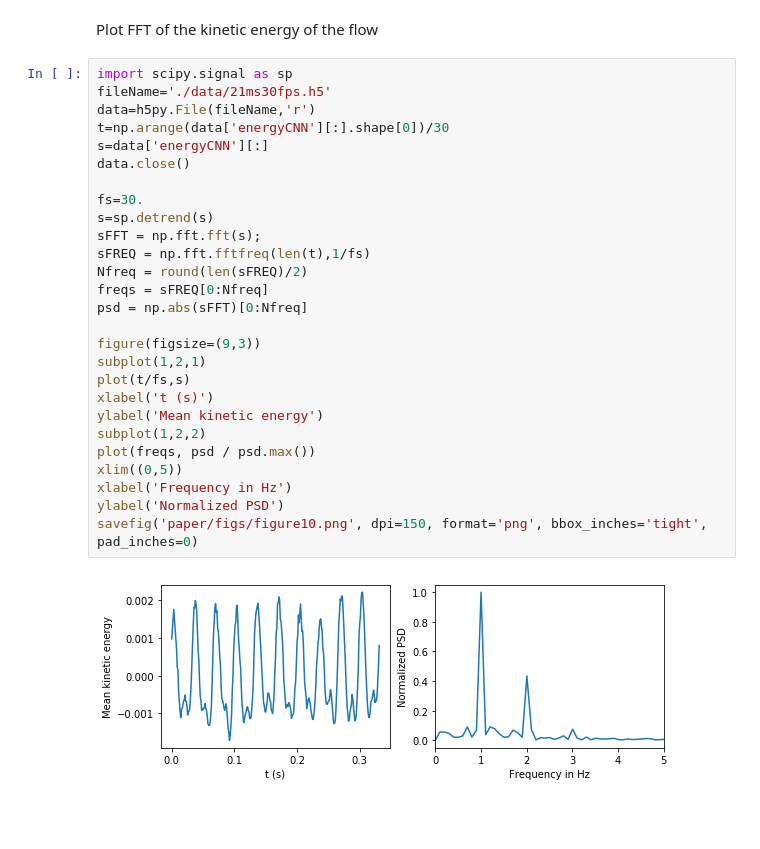
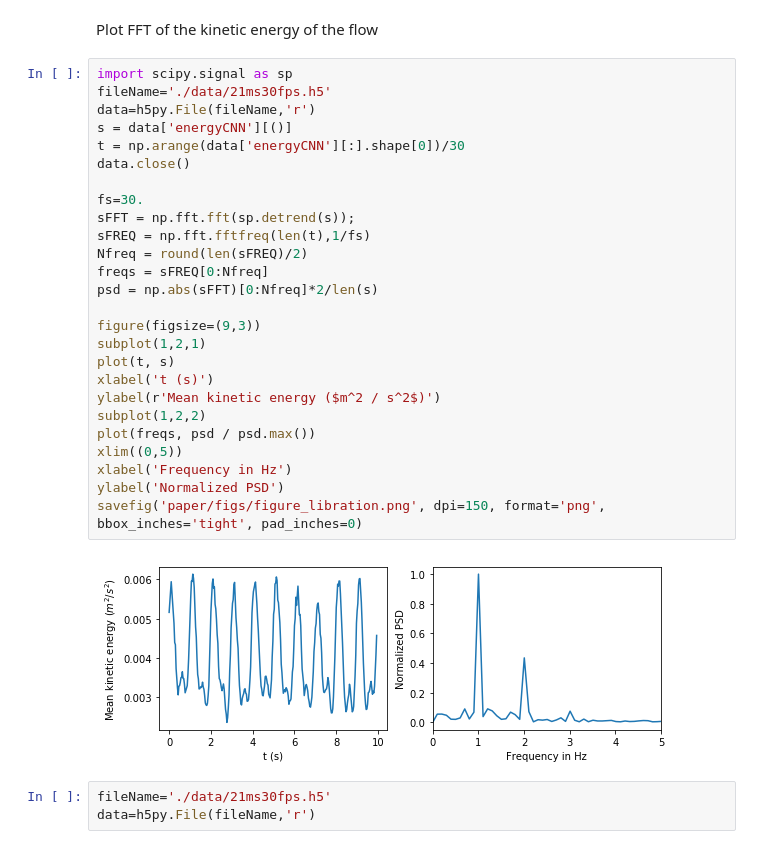
Before and after one commit to agrayver/streakcnn, a Jupyter notebook: apply_CNN_to_experiment_image_pytorch.ipynb, the cells around one changed output. Saved outputs shown, nothing was run; the diff lists cells and outputs as text; blank space fills up the shorter version.

```diff
--- a/apply_CNN_to_experiment_image_pytorch.ipynb
+++ b/apply_CNN_to_experiment_image_pytorch.ipynb
@@ -343,29 +343,31 @@ Plot FFT of the kinetic energy of the flow
 # %%
 import scipy.signal as sp
 fileName='./data/21ms30fps.h5'
 data=h5py.File(fileName,'r')
-t=np.arange(data['energyCNN'][:].shape[0])/30
-s=data['energyCNN'][:]
+s = data['energyCNN'][()]
+t = np.arange(data['energyCNN'][:].shape[0])/30
 data.close()
 
 fs=30.
-s=sp.detrend(s)
-sFFT = np.fft.fft(s);
+sFFT = np.fft.fft(sp.detrend(s));
 sFREQ = np.fft.fftfreq(len(t),1/fs)
 Nfreq = round(len(sFREQ)/2)
 freqs = sFREQ[0:Nfreq]
-psd = np.abs(sFFT)[0:Nfreq]
+psd = np.abs(sFFT)[0:Nfreq]*2/len(s)
 
 figure(figsize=(9,3))
 subplot(1,2,1)
-plot(t/fs,s)
+plot(t, s)
 xlabel('t (s)')
-ylabel('Mean kinetic energy')
+ylabel(r'Mean kinetic energy ($m^2 / s^2$)')
 subplot(1,2,2)
 plot(freqs, psd / psd.max())
 xlim((0,5))
 xlabel('Frequency in Hz')
 ylabel('Normalized PSD')
-savefig('paper/figs/figure10.png', dpi=150, format='png', bbox_inches='tight', pad_inches=0)
+savefig('paper/figs/figure_libration.png', dpi=150, format='png', bbox_inches='tight', pad_inches=0)
 # %% [output]
-[figure, old version]
+[figure, new version]
+# %%
+fileName='./data/21ms30fps.h5'
+data=h5py.File(fileName,'r')
```
Also changed, not shown: 11 other files.
